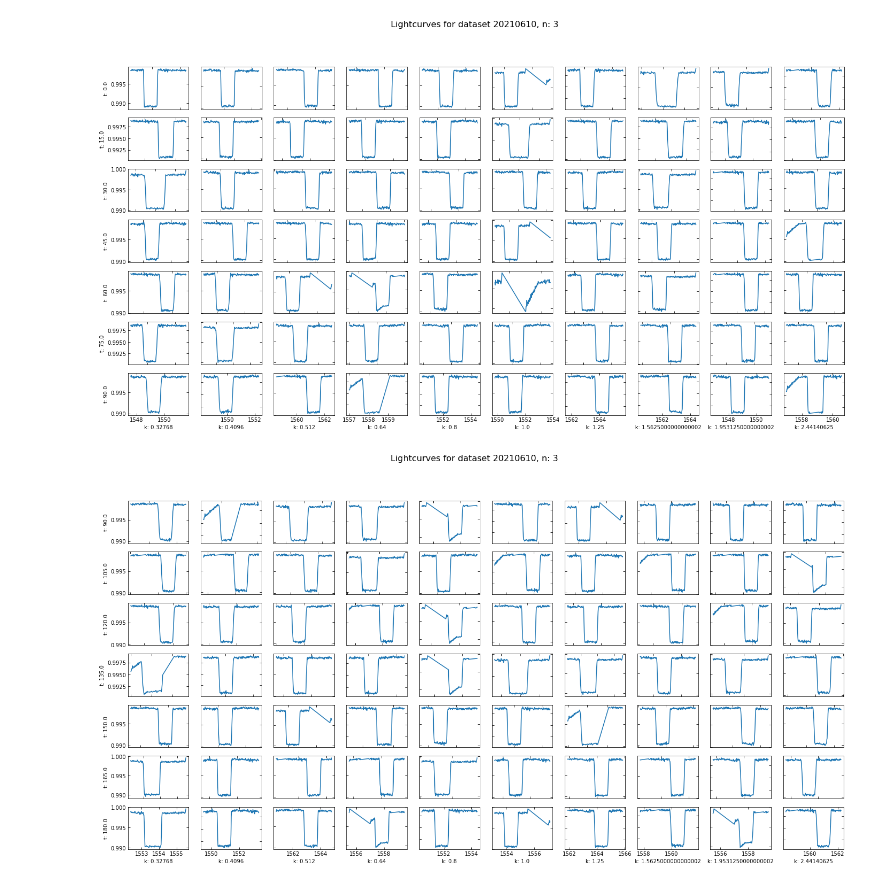
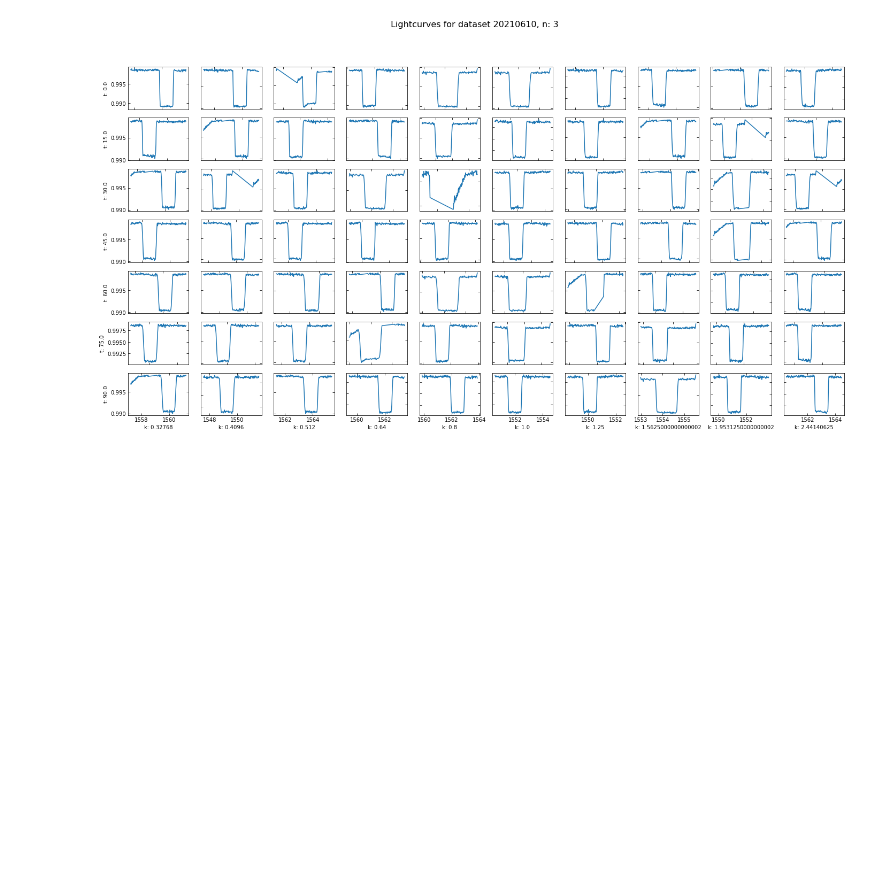
Before and after one commit to joshua-bromley/tessSignalInjection, a Jupyter notebook: Summer2021/injectSignal.ipynb, the cells around one changed output. Cells and saved outputs as stored; diff of their text form; code cells hidden in the pictures; blank space fills up the shorter version.

```diff
--- a/Summer2021/injectSignal.ipynb
+++ b/Summer2021/injectSignal.ipynb
@@ -12,6 +12,8 @@ from EightBitTransit.inversion import *
 from EightBitTransit.misc import *
 
 %matplotlib inline
+
+tessCurves = ["364539361","148560484","150361737","151684231","167044654","176872401","177037692","179232118","183639751","260127606","279516815","294153254","339771939","36453959","38828272","391927841","410302543","78185731","78452879"]
 # %%
 def loadSignal(filename): ##Load the signal from files
     overlapTimes, planetLC = np.loadtxt("Signals/"+filename+".txt", unpack = True)
@@ -144,31 +146,30 @@ def cutLightCurve(times, lc, t0, t1):
 
     return newTimes,newLc
 # %%
-for i in range(4):##Inject each of the 25 signals into a light curve
-    for l in range(2):
+for i in range(1):##Inject each of the 25 signals into a light curve
+    for l in range(1):
         fig, axs = plt.subplots(7,10, figsize = (24,12))
         for j in range(7):
             for k in range(10):
                 prop = prop = 0.32768 * 1.25**k
-                times, corrlc, pcalc, midTime = loadTESSLC("tesslc_364539361")
+                times, corrlc, pcalc, midTime = loadTESSLC("tesslc_"+tessCurves[0])
                 filename = "n"+str(i+3)+"t"+str((j+6*l)*360/12)+"k"+str(prop)
                 overlapTimes, planetLC = loadSignal(filename)
                 corrTimes, corrlc = injectSignal(times, corrlc, overlapTimes, planetLC, midTime)
                 pcaTimes, pcalc = injectSignal(times, pcalc, overlapTimes, planetLC, midTime)
                 filename = "0"+str(i+3)+"1"+str(int((j+6*l)*360/12))+"2"+str(int(100*prop))
-                export("tesslc_364539361",filename,'20210610lookup',corrlc, pcalc,i+3,(j+6*l)*360/12,prop)
+                #export("tesslc_"+tessCurves[0],filename,'20210610lookup',corrlc, pcalc,i+3,(j+6*l)*360/12,prop)
                 overlapTimes, sumLC = cutLightCurve(pcaTimes, pcalc, midTime - 2, midTime+2)
                 axs[j][k].plot(overlapTimes, sumLC)
                 axs[j][k].tick_params(direction = "in", which = "major", length = 4, top = True, right = True)
                 axs[j][k].tick_params(direction = "in", which = "minor", length = 2, top = True, right = True)
                 #axs[i][j].axis('off')
                 axs[j][k].set_xlabel("k: "+ str(prop))
                 axs[j][k].set_ylabel("t: "+str((j+6*l)*180/12))
                 for ax in axs.flat:
                     ax.label_outer()
         fig.suptitle("Lightcurves for dataset 20210610, n: "+str(i+3), fontsize = 16)
         fig.savefig("DataVisualization/20210610/n"+str(i+3)+"lcsb.png")
         plt.show()
 # %% [output]
-[figure, old version]
+[figure, new version]
-[figure, removed]
```
Also changed, not shown: parts of 1 cell of this notebook, 2 other files.
